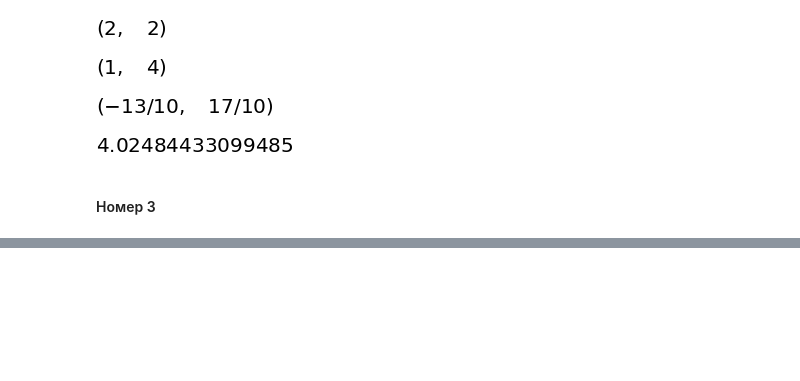
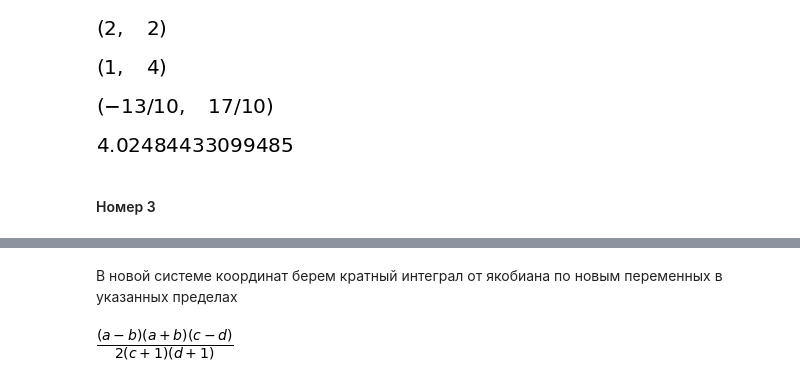
Before and after one commit to Snopoff/ComputerMath, a Jupyter notebook: Снопов, контрольная работа №5.ipynb, the cells around one changed output, grey strips where cells are left out. Saved outputs shown, nothing was run; the diff lists cells and outputs as text; code cells hidden in the pictures; blank space fills up the shorter version.

```diff
--- a/Снопов, контрольная работа №5.ipynb
+++ b/Снопов, контрольная работа №5.ipynb
@@ -66,0 +102,6 @@ x,y,a,b,c,d = sp.symbols('x,y,a,b,c,d')
+# %% [markdown]
+В новой системе координат берем кратный интеграл от якобиана по новым переменных в указанных пределах
+# %%
+sp.integrate(J,(t,a,b),(p,c,d)).factor()
+# %% [output]
+[figure, added]
```
Also changed, not shown: parts of 11 cells of this notebook.
